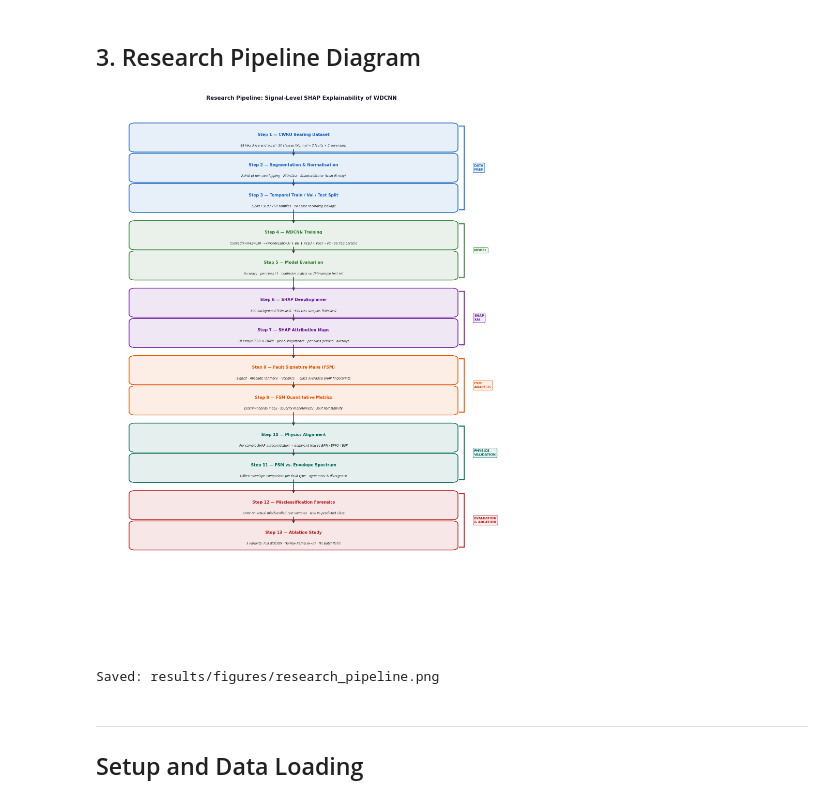
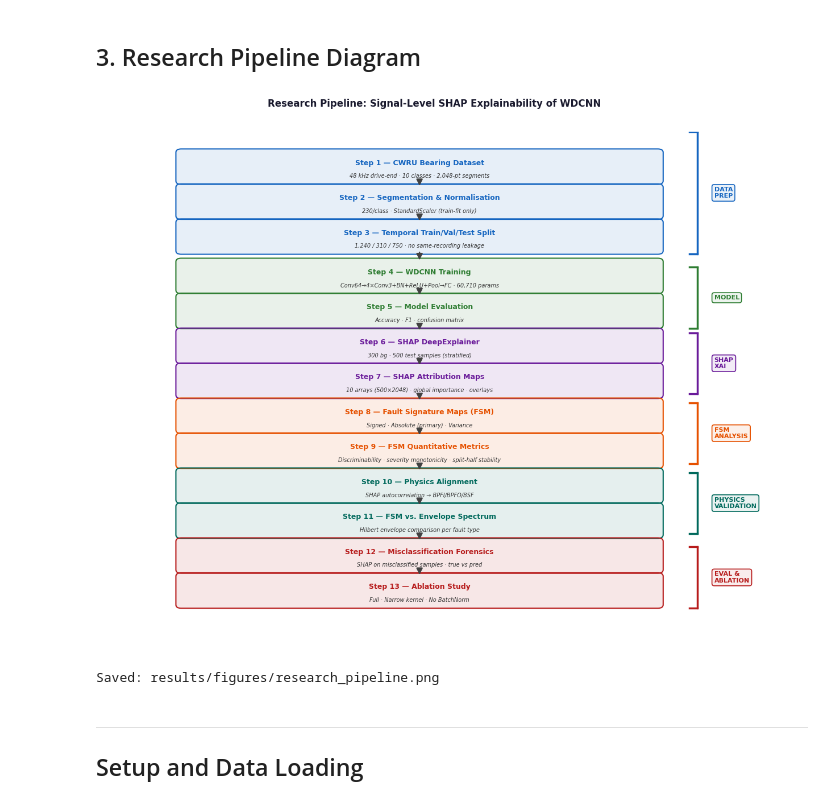
Before and after one commit to ekkirinaldi/ai-bearing-conference, a Jupyter notebook: kaggle/input/cwru-bearing-datasets/ID-crwu-bearings-wdcnn-shap-signal-explainability.ipynb, the cells around one changed output. Drawn from its saved outputs; the diff is of its cells as text; code cells hidden in the pictures.

Commit message:
Notebook: WDCNN SHAP — compact pipeline diagram, Santos ref, envelope/FSM comparison
Made-with: Cursor

```diff
--- a/kaggle/input/cwru-bearing-datasets/ID-crwu-bearings-wdcnn-shap-signal-explainability.ipynb
+++ b/kaggle/input/cwru-bearing-datasets/ID-crwu-bearings-wdcnn-shap-signal-explainability.ipynb
@@ -63,9 +63,9 @@ Deep learning models for bearing fault diagnosis achieve near-perfect accuracy b
 import os, matplotlib.pyplot as plt
 from matplotlib.patches import FancyBboxPatch
 
-fig, ax = plt.subplots(figsize=(16, 22))
+fig, ax = plt.subplots(figsize=(12, 10))
 ax.set_xlim(0, 10)
-ax.set_ylim(-0.5, 22.5)
+ax.set_ylim(1.2, 13.0)
 ax.axis("off")
 
 PAL = {
@@ -78,15 +78,15 @@ PAL = {
     "arrow":   "#424242",
 }
 
-def draw_box(ax, cx, cy, w, h, title, subtitle, color, title_fs=11, sub_fs=8.5):
+def draw_box(ax, cx, cy, w, h, title, subtitle, color, title_fs=9, sub_fs=7):
     r = FancyBboxPatch((cx - w/2, cy - h/2), w, h,
-                       boxstyle="round,pad=0.15", linewidth=2,
+                       boxstyle="round,pad=0.08", linewidth=1.5,
                        edgecolor=color, facecolor=color + "1A")
     ax.add_patch(r)
-    ax.text(cx, cy + 0.12, title, ha="center", va="center",
+    ax.text(cx, cy + 0.08, title, ha="center", va="center",
             fontsize=title_fs, fontweight="bold", color=color, family="sans-serif")
     if subtitle:
-        ax.text(cx, cy - 0.35, subtitle, ha="center", va="center",
+        ax.text(cx, cy - 0.22, subtitle, ha="center", va="center",
                 fontsize=sub_fs, color="#333333", style="italic", family="sans-serif")
 
 def draw_arrow(ax, x1, y1, x2, y2):
@@ -98,79 +98,70 @@ def draw_bracket(ax, x, y_top, y_bot, label, color):
     mid = (y_top + y_bot) / 2
     ax.plot([x, x], [y_bot, y_top], color=color, lw=2.5, solid_capstyle="round")
     ax.plot([x - 0.12, x], [y_top, y_top], color=color, lw=2.5)
     ax.plot([x - 0.12, x], [y_bot, y_bot], color=color, lw=2.5)
-    ax.text(x + 0.25, mid, label, ha="left", va="center", fontsize=9,
+    ax.text(x + 0.25, mid, label, ha="left", va="center", fontsize=8,
             fontweight="bold", color=color, family="sans-serif",
             bbox=dict(boxstyle="round,pad=0.35", facecolor=color + "15",
                       edgecolor=color, linewidth=1.2))
 
 CX = 4.8
-W, H = 7.8, 0.95
+W, H = 7.2, 0.65
 
 steps = [
-    (21.5, "Step 1 — CWRU Bearing Dataset",
-     "48 kHz drive-end accel · 10 classes (Normal + 3 faults × 3 severities)", PAL["data"]),
-    (20.2, "Step 2 — Segmentation & Normalisation",
-     "2,048-pt non-overlapping · 230/class · StandardScaler (train-fit only)", PAL["data"]),
-    (18.9, "Step 3 — Temporal Train / Val / Test Split",
-     "1,240 / 310 / 750 samples · no same-recording leakage", PAL["data"]),
-
-    (17.3, "Step 4 — WDCNN Training",
-     "Conv1d(k=64,s=16) → 4×Conv1d(k=3) + BN + ReLU + Pool → FC · 60,710 params", PAL["model"]),
-    (16.0, "Step 5 — Model Evaluation",
-     "Accuracy · per-class F1 · confusion matrix on 750-sample test set", PAL["model"]),
-
-    (14.4, "Step 6 — SHAP DeepExplainer",
-     "300 background (30/class) · 500 test samples (50/class)", PAL["shap"]),
-    (13.1, "Step 7 — SHAP Attribution Maps",
-     "10 arrays (500 × 2048) · global importance · per-class profiles · overlays", PAL["shap"]),
-
-    (11.5, "Step 8 — Fault Signature Maps (FSM)",
-     "Signed · Absolute (primary) · Variance — class-averaged SHAP fingerprints", PAL["fsm"]),
-    (10.2, "Step 9 — FSM Quantitative Metrics",
-     "Discriminability index · severity monotonicity · split-half stability", PAL["fsm"]),
-
-    (8.6,  "Step 10 — Physics Alignment",
-     "Per-sample SHAP autocorrelation → dominant freq vs BPFI / BPFO / BSF", PAL["physics"]),
-    (7.3,  "Step 11 — FSM vs. Envelope Spectrum",
-     "Hilbert envelope comparison per fault type · agreement & divergence", PAL["physics"]),
-
-    (5.7,  "Step 12 — Misclassification Forensics",
-     "SHAP on actual misclassified test samples · true vs predicted class", PAL["eval"]),
-    (4.4,  "Step 13 — Ablation Study",
-     "3 variants: Full WDCNN · Narrow kernel (k=3) · No BatchNorm", PAL["eval"]),
+    (12.2, "Step 1 — CWRU Bearing Dataset",
+     "48 kHz drive-end · 10 classes · 2,048-pt segments", PAL["data"]),
+    (11.4, "Step 2 — Segmentation & Normalisation",
+     "230/class · StandardScaler (train-fit only)", PAL["data"]),
+    (10.6, "Step 3 — Temporal Train/Val/Test Split",
+     "1,240 / 310 / 750 · no same-recording leakage", PAL["data"]),
+    (9.7,  "Step 4 — WDCNN Training",
+     "Conv64→4×Conv3+BN+ReLU+Pool→FC · 60,710 params", PAL["model"]),
+    (8.9,  "Step 5 — Model Evaluation",
+     "Accuracy · F1 · confusion matrix", PAL["model"]),
+    (8.1,  "Step 6 — SHAP DeepExplainer",
+     "300 bg · 500 test samples (stratified)", PAL["shap"]),
+    (7.3,  "Step 7 — SHAP Attribution Maps",
+     "10 arrays (500×2048) · global importance · overlays", PAL["shap"]),
+    (6.5,  "Step 8 — Fault Signature Maps (FSM)",
+     "Signed · Absolute (primary) · Variance", PAL["fsm"]),
+    (5.7,  "Step 9 — FSM Quantitative Metrics",
+     "Discriminability · severity monotonicity · split-half stability", PAL["fsm"]),
+    (4.9,  "Step 10 — Physics Alignment",
+     "SHAP autocorrelation → BPFI/BPFO/BSF", PAL["physics"]),
+    (4.1,  "Step 11 — FSM vs. Envelope Spectrum",
+     "Hilbert envelope comparison per fault type", PAL["physics"]),
+    (3.3,  "Step 12 — Misclassification Forensics",
+     "SHAP on misclassified samples · true vs pred", PAL["eval"]),
+    (2.5,  "Step 13 — Ablation Study",
+     "Full · Narrow kernel · No BatchNorm", PAL["eval"]),
 ]
 
 for (y, title, sub, col) in steps:
     draw_box(ax, CX, y, W, H, title, sub, col)
 
 ys = [s[0] for s in steps]
 for i in range(len(ys) - 1):
-    y_gap = ys[i] - ys[i + 1]
-    if y_gap > 1.1:
-        draw_arrow(ax, CX, ys[i] - H/2, CX, ys[i+1] + H/2)
-    else:
-        draw_arrow(ax, CX, ys[i] - H/2, CX, ys[i+1] + H/2)
+    draw_arrow(ax, CX, ys[i] - H/2, CX, ys[i+1] + H/2)
 
 BX = 9.0
-draw_bracket(ax, BX, 22.0, 18.4, "DATA\nPREP",        PAL["data"])
-draw_bracket(ax, BX, 17.8, 15.5, "MODEL",              PAL["model"])
-draw_bracket(ax, BX, 14.9, 12.6, "SHAP\nXAI",          PAL["shap"])
-draw_bracket(ax, BX, 12.0, 9.7,  "FSM\nANALYSIS",      PAL["fsm"])
-draw_bracket(ax, BX, 9.1,  6.8,  "PHYSICS\nVALIDATION", PAL["physics"])
-draw_bracket(ax, BX, 6.2,  3.9,  "EVALUATION\n& ABLATION", PAL["eval"])
+draw_bracket(ax, BX, 13.0, 10.2, "DATA\nPREP",        PAL["data"])
+draw_bracket(ax, BX, 9.9,  8.5,  "MODEL",             PAL["model"])
+draw_bracket(ax, BX, 8.4,  7.0,  "SHAP\nXAI",         PAL["shap"])
+draw_bracket(ax, BX, 6.8,  5.4,  "FSM\nANALYSIS",     PAL["fsm"])
+draw_bracket(ax, BX, 5.2,  3.8,  "PHYSICS\nVALIDATION", PAL["physics"])
+draw_bracket(ax, BX, 3.5,  2.1,  "EVAL &\nABLATION",  PAL["eval"])
 
 fig.suptitle("Research Pipeline: Signal-Level SHAP Explainability of WDCNN",
-             fontsize=15, fontweight="bold", y=0.98, color="#1a1a2e", family="sans-serif")
+             fontsize=12, fontweight="bold", y=0.98, color="#1a1a2e", family="sans-serif")
 
 plt.tight_layout(rect=[0, 0, 1, 0.97])
 os.makedirs(os.path.join("results", "figures"), exist_ok=True)
 _pipeline_path = os.path.join("results", "figures", "research_pipeline.png")
 plt.savefig(_pipeline_path, dpi=200, bbox_inches="tight", facecolor="white")
 plt.show()
 print("Saved:", _pipeline_path)
 # %% [output]
-[figure, old version]
+[figure, new version]
 Saved: results/figures/research_pipeline.png
 # %% [markdown]
 ---
```
Also changed, not shown: parts of 13 cells of this notebook.
